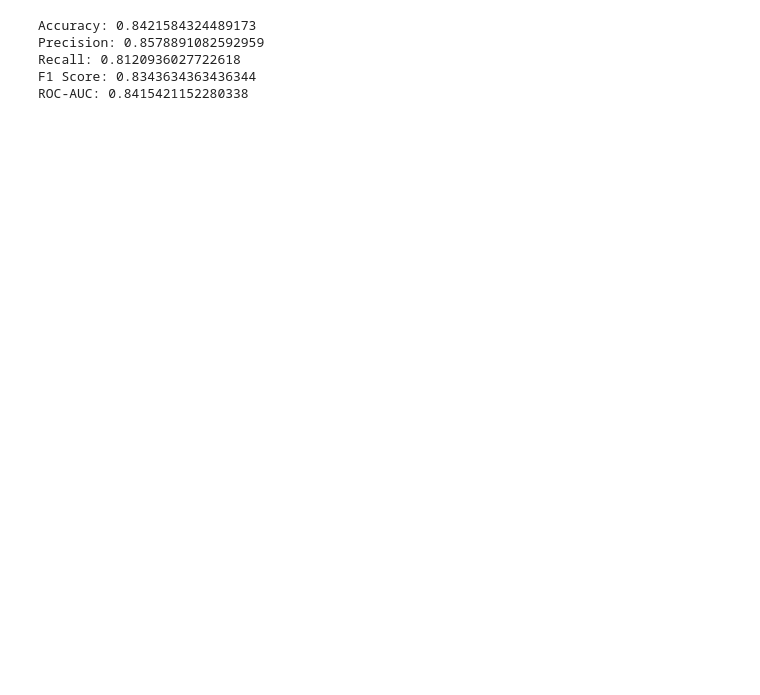
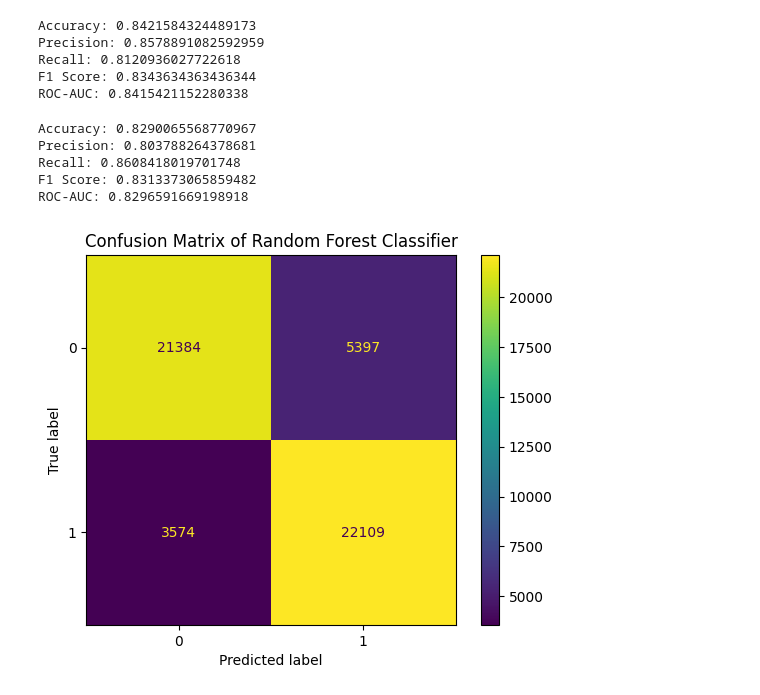
Before and after one commit to OmniControll/Predicting-Call-Volumes-For-Resource-Management, a Jupyter notebook: Control_Room_Model.ipynb, the cells around one changed output. Cells and saved outputs as stored; diff of their text form; code cells hidden in the pictures; blank space fills up the shorter version.

Commit message:
optimized RF model, added XGBoost model. WIP

```diff
--- a/Control_Room_Model.ipynb
+++ b/Control_Room_Model.ipynb
@@ -1440,3 +1440,43 @@ Precision: 0.8578891082592959
 Recall: 0.8120936027722618
 F1 Score: 0.8343634363436344
 ROC-AUC: 0.8415421152280338
+# %%
+# Random forest classifier, predicting high call week flag
+from sklearn.ensemble import RandomForestClassifier
+from sklearn.model_selection import train_test_split
+from sklearn.preprocessing import StandardScaler
+from sklearn.metrics import accuracy_score, precision_score, recall_score, f1_score, roc_auc_score, ConfusionMatrixDisplay, classification_report, RocCurveDisplay
+import matplotlib.pyplot as plt
+import pandas as pd
+
+# Random forest classifier, predicting high call week flag
+model = RandomForestClassifier(n_estimators=100, random_state=42, max_depth=10, max_features='sqrt', class_weight='balanced')
+
+# Step 3: Train the model
+model.fit(X_train_scaled, y_train)
+
+# Step 4: Evaluate Random Forest Classifier
+y_pred = model.predict(X_test_scaled)
+accuracy = accuracy_score(y_test, y_pred)
+precision = precision_score(y_test, y_pred)
+recall = recall_score(y_test, y_pred)
+f1 = f1_score(y_test, y_pred)
+roc_auc = roc_auc_score(y_test, y_pred)
+
+print(f'Accuracy: {accuracy}')
+print(f'Precision: {precision}')
+print(f'Recall: {recall}')
+print(f'F1 Score: {f1}')
+print(f'ROC-AUC: {roc_auc}')
+
+# Step 5: Visualize classification results using confusion matrix
+ConfusionMatrixDisplay.from_estimator(model, X_test_scaled, y_test)
+plt.title('Confusion Matrix of Random Forest Classifier')
+plt.show()
+# %% [output]
+Accuracy: 0.8290065568770967
+Precision: 0.803788264378681
+Recall: 0.8608418019701748
+F1 Score: 0.8313373065859482
+ROC-AUC: 0.8296591669198918
+[figure, added]
```
Also changed, not shown: parts of 18 cells of this notebook.
